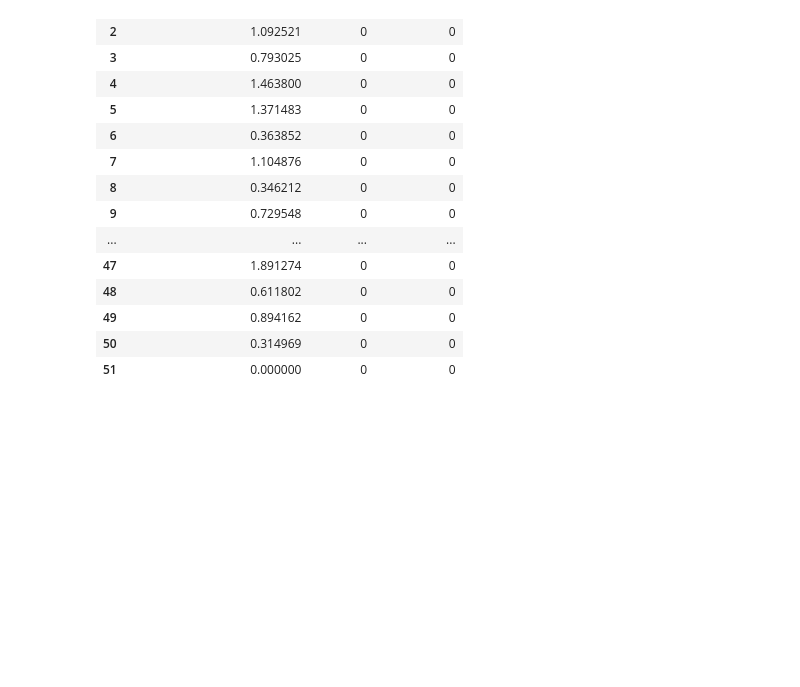
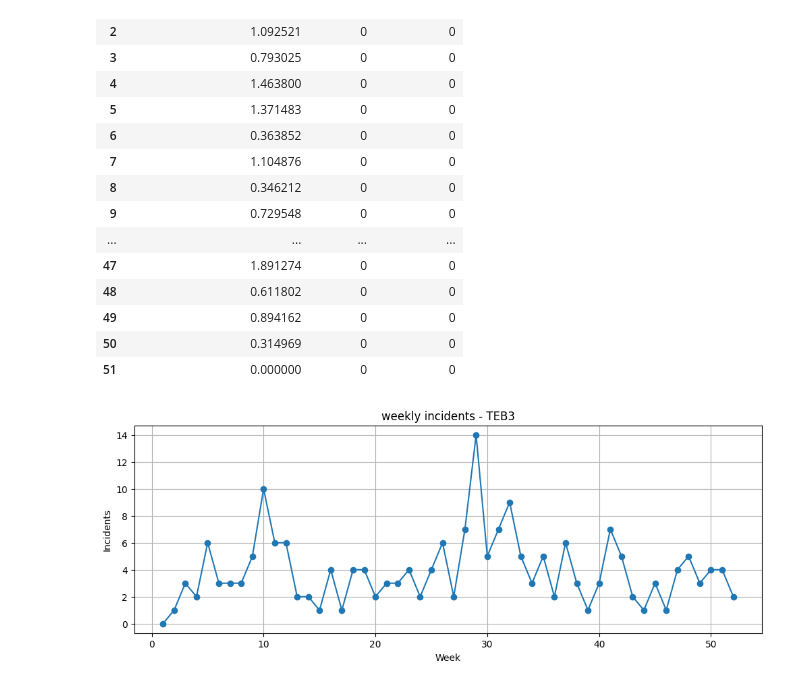
Before and after one commit to JudeMirac/Saftey-Risk-Analysis, a Jupyter notebook: notebooks/Exploratory_Analysis.ipynb, the cells around one changed output. Drawn from its saved outputs; the diff is of its cells as text; code cells hidden in the pictures; blank space fills up the shorter version.

Commit message:
Safety Project

```diff
--- a/notebooks/Exploratory_Analysis.ipynb
+++ b/notebooks/Exploratory_Analysis.ipynb
@@ -10,7 +10,7 @@ import seaborn as sns
 # FYI: I could've saved it to csv and loaded it via pd.read_csv but this project is to show my understand of ETL process
 
 import sqlite3
-db_path = '/Users/juskiiii/Saftey-Risk-Analysis-1/database/Safety.db'
+db_path = r'C:\Users\dmiracju\Saftey-Risk-Analysis\database\Safety.db'
 conn = sqlite3.connect(db_path)
 site_exposure = pd.read_sql('SELECT * from int_site_week_hours;', conn)
 # %%
@@ -93,3 +105,22 @@ site_exposure[['incidents_per_10k_hours_rate', 'high_risk', 'extreme_risk']]
 | 49 | 0.894162 | 0 | 0 |
 | 50 | 0.314969 | 0 | 0 |
 | 51 | 0.000000 | 0 | 0 |
+# %%
+# Trend Exploration
+
+site_id = site_exposure['site'].iloc[0] # select site column value using index
+
+df_site = site_exposure.query('site == @site_id') # filter the dataframe to just that site
+
+plt.figure(figsize = (12,4)) # set plot size (prevents cramped labels)
+plt.plot(
+    df_site['week_sum'],      # represents time
+    df_site['incidents_weekly'],     # number of incidents in the week
+    marker = 'o')            # marks a dot at each data point
+plt.title(f'weekly incidents - {site_id.upper()}') # used f string to inject site name (also, makes the chart reusable for any site)
+plt.xlabel('Week')  # x-axis label
+plt.ylabel('Incidents') # y-axis label
+plt.grid(True) # makes trends and spikes easier to see
+plt.show() # displays the visual
+# %% [output]
+[figure, added]
```
Also changed, not shown: parts of 13 cells of this notebook, 3 other files.
